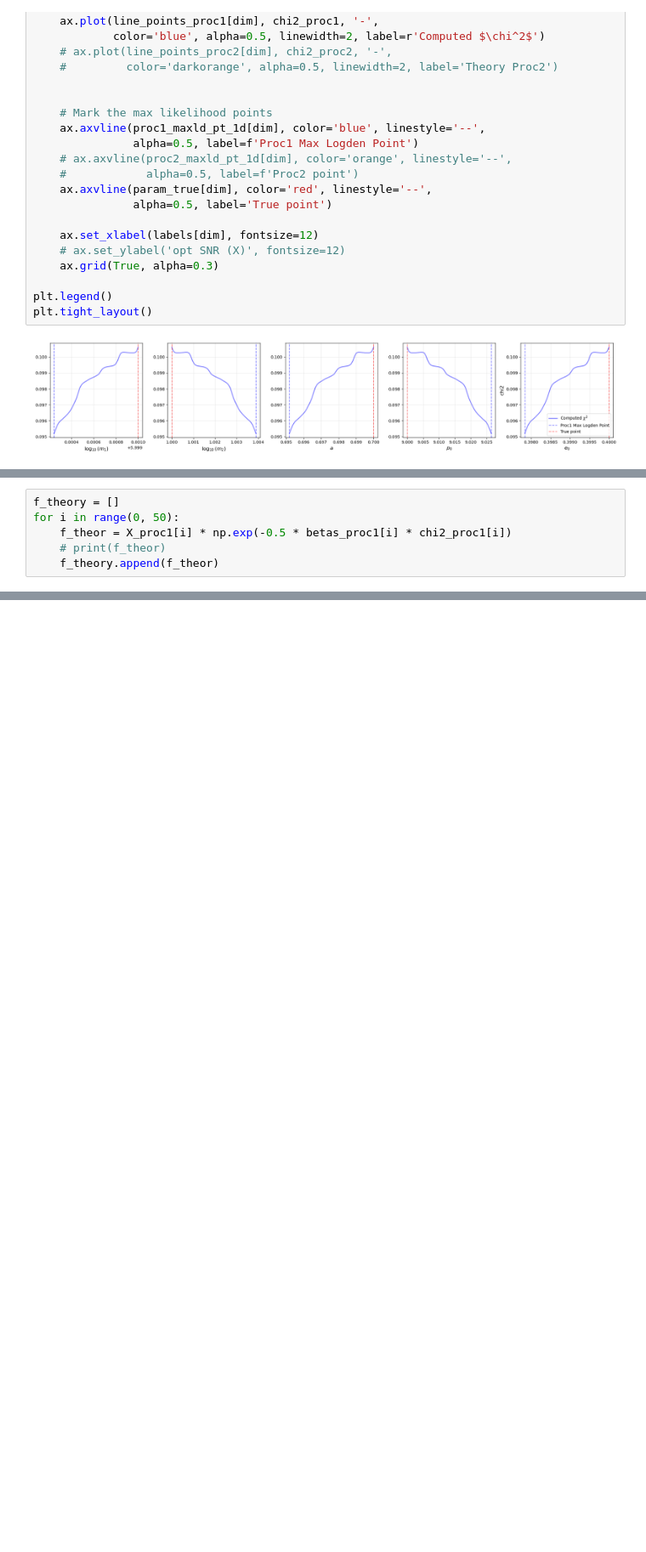
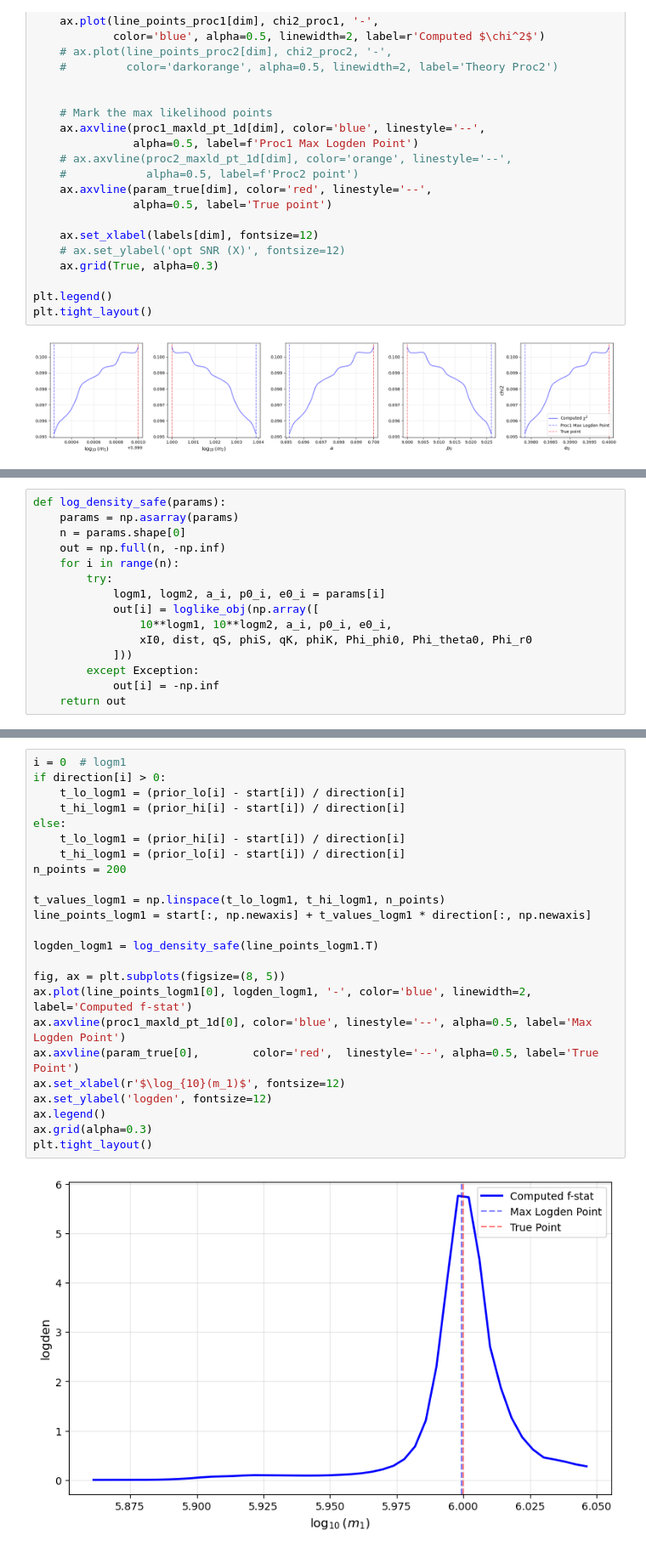
Before and after one commit to verasha/emri_search, a Jupyter notebook: work/search/intrinsic_ffunc_3mth_snr32_run4_resume.ipynb, the cells around one changed output, grey strips where cells are left out. Shown at 85% size. Drawn from its saved outputs; the diff is of its cells as text; blank space fills up the shorter version.

```diff
--- a/work/search/intrinsic_ffunc_3mth_snr32_run4_resume.ipynb
+++ b/work/search/intrinsic_ffunc_3mth_snr32_run4_resume.ipynb
@@ -604,6 +594,0 @@ betas_proc1 = np.array(betas_proc1)
-# %%
-f_theory = []
-for i in range(0, 50):
-    f_theor = X_proc1[i] * np.exp(-0.5 * betas_proc1[i] * chi2_proc1[i])
-    # print(f_theor)
-    f_theory.append(f_theor)
@@ -632,0 +595,15 @@ plt.tight_layout()
+# %%
+def log_density_safe(params):
+    params = np.asarray(params)
+    n = params.shape[0]
+    out = np.full(n, -np.inf)
+    for i in range(n):
+        try:
+            logm1, logm2, a_i, p0_i, e0_i = params[i]
+            out[i] = loglike_obj(np.array([
+                10**logm1, 10**logm2, a_i, p0_i, e0_i,
+                xI0, dist, qS, phiS, qK, phiK, Phi_phi0, Phi_theta0, Phi_r0
+            ]))
+        except Exception:
+            out[i] = -np.inf
+    return out
@@ -632,0 +636,26 @@ plt.tight_layout()
+# %%
+i = 0  # logm1
+if direction[i] > 0:
+    t_lo_logm1 = (prior_lo[i] - start[i]) / direction[i]
+    t_hi_logm1 = (prior_hi[i] - start[i]) / direction[i]
+else:
+    t_lo_logm1 = (prior_hi[i] - start[i]) / direction[i]
+    t_hi_logm1 = (prior_lo[i] - start[i]) / direction[i]
+n_points = 200
+
+t_values_logm1 = np.linspace(t_lo_logm1, t_hi_logm1, n_points)
+line_points_logm1 = start[:, np.newaxis] + t_values_logm1 * direction[:, np.newaxis]
+
+logden_logm1 = log_density_safe(line_points_logm1.T)
+
+fig, ax = plt.subplots(figsize=(8, 5))
+ax.plot(line_points_logm1[0], logden_logm1, '-', color='blue', linewidth=2, label='Computed f-stat')
+ax.axvline(proc1_maxld_pt_1d[0], color='blue', linestyle='--', alpha=0.5, label='Max Logden Point')
+ax.axvline(param_true[0],        color='red',  linestyle='--', alpha=0.5, label='True Point')
+ax.set_xlabel(r'$\log_{10}(m_1)$', fontsize=12)
+ax.set_ylabel('logden', fontsize=12)
+ax.legend()
+ax.grid(alpha=0.3)
+plt.tight_layout()
+# %% [output]
+[figure, added]
```
Also changed, not shown: parts of 3 cells of this notebook, 18 other files.
